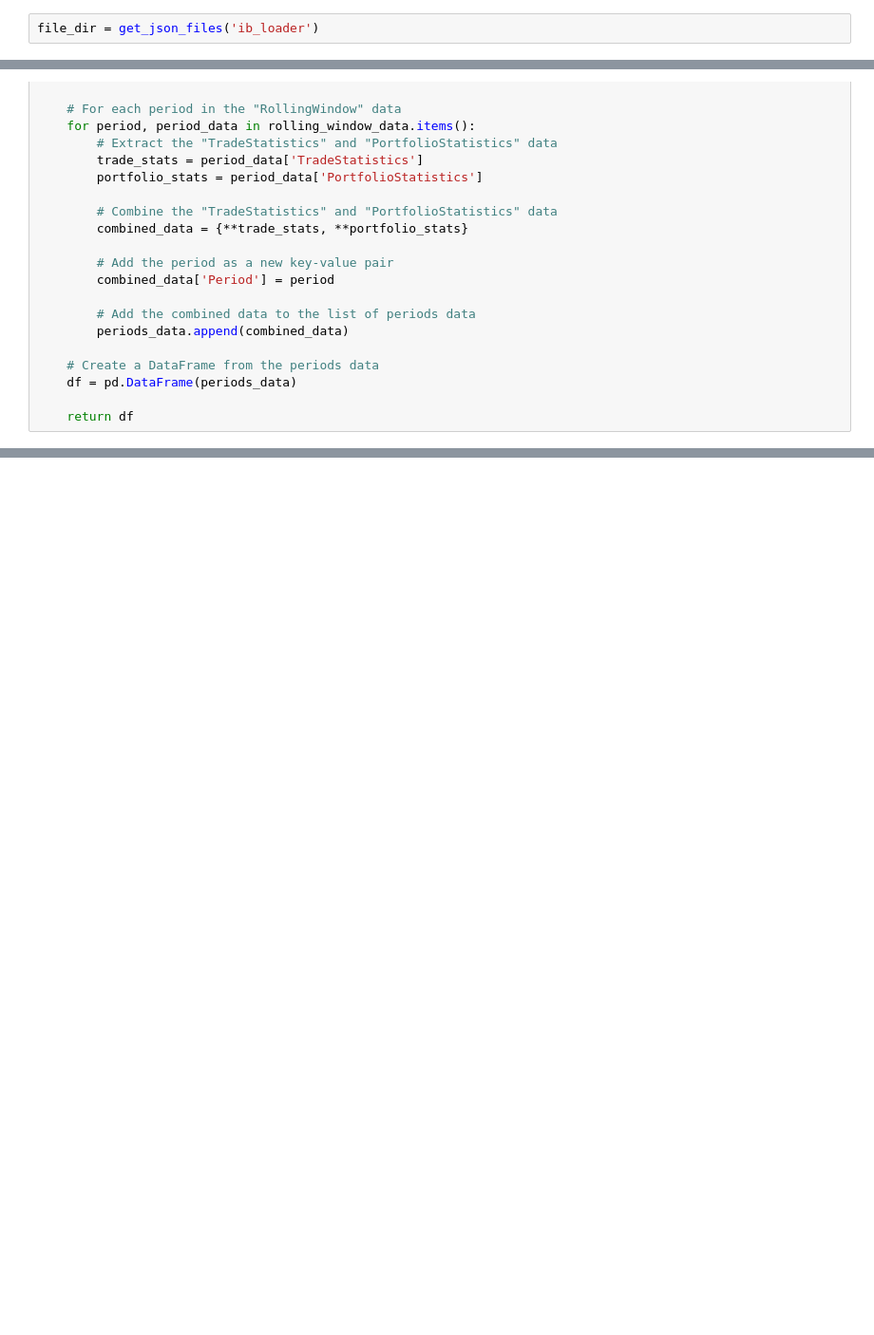
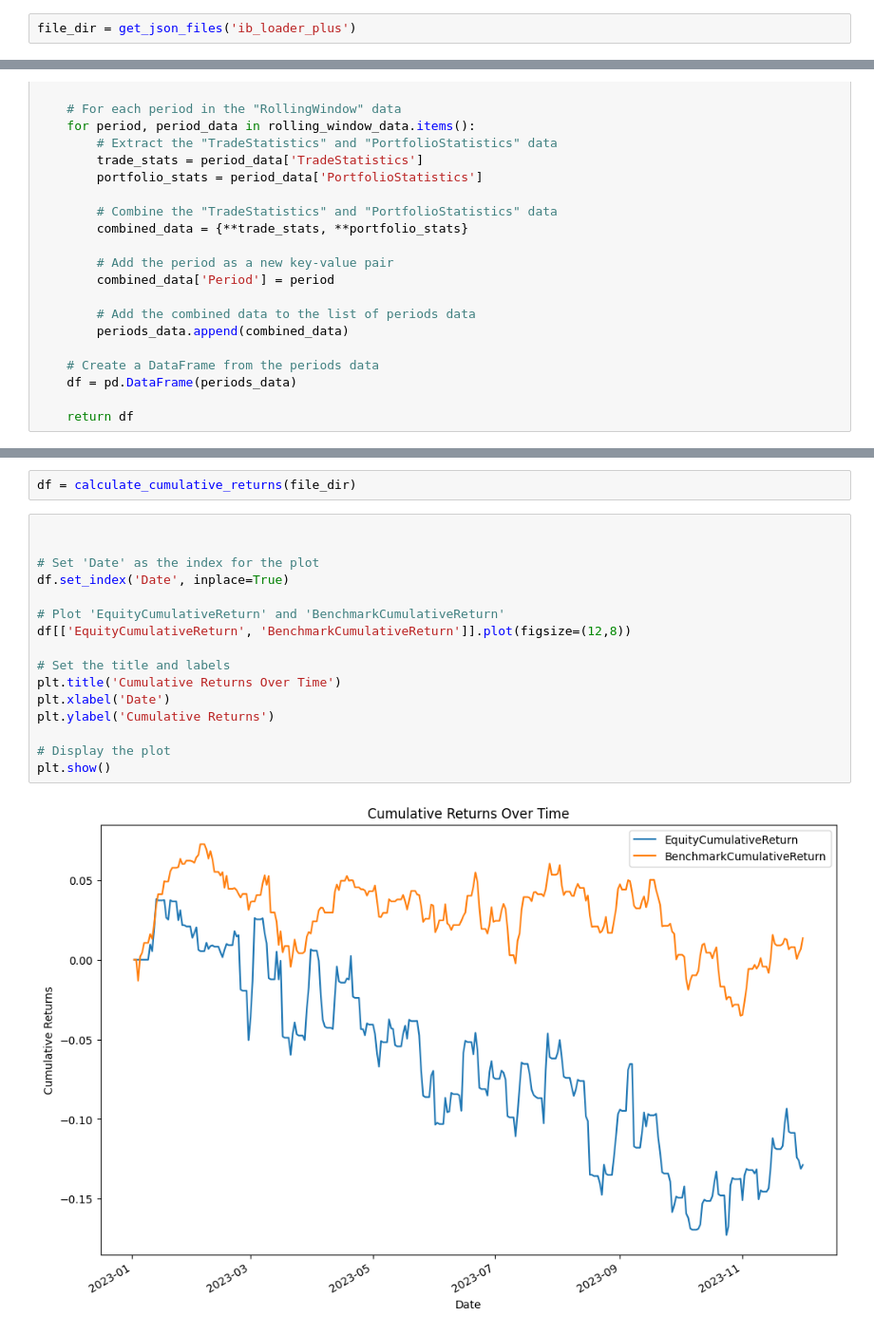
Before and after one commit to pampagrimaldi/trading-app, a Jupyter notebook: trading_app/report_generator.ipynb, the cells around one changed output, grey strips where cells are left out. Shown at 95% size. Cells and saved outputs as stored; diff of their text form; blank space fills up the shorter version.

Commit message:
Working plot for benchmarking

```diff
--- a/trading_app/report_generator.ipynb
+++ b/trading_app/report_generator.ipynb
@@ -30,7 +30,7 @@ def get_json_files(strategy_name):
     # Since we know there's only one file that matches the pattern, we can just return the first item in the list
     return json_files[0]
 # %%
-file_dir = get_json_files('ib_loader')
+file_dir = get_json_files('ib_loader_plus')
 # %%
 # todo: transform into a sqlalchemy method which dumps the data into a table
 
@@ -101,0 +186,20 @@ def parse_json(json_file):
+# %%
+df = calculate_cumulative_returns(file_dir)
+# %%
+
+
+# Set 'Date' as the index for the plot
+df.set_index('Date', inplace=True)
+
+# Plot 'EquityCumulativeReturn' and 'BenchmarkCumulativeReturn'
+df[['EquityCumulativeReturn', 'BenchmarkCumulativeReturn']].plot(figsize=(12,8))
+
+# Set the title and labels
+plt.title('Cumulative Returns Over Time')
+plt.xlabel('Date')
+plt.ylabel('Cumulative Returns')
+
+# Display the plot
+plt.show()
+# %% [output]
+[figure, added]
```
Also changed, not shown: parts of 4 cells of this notebook, 10 other files.
